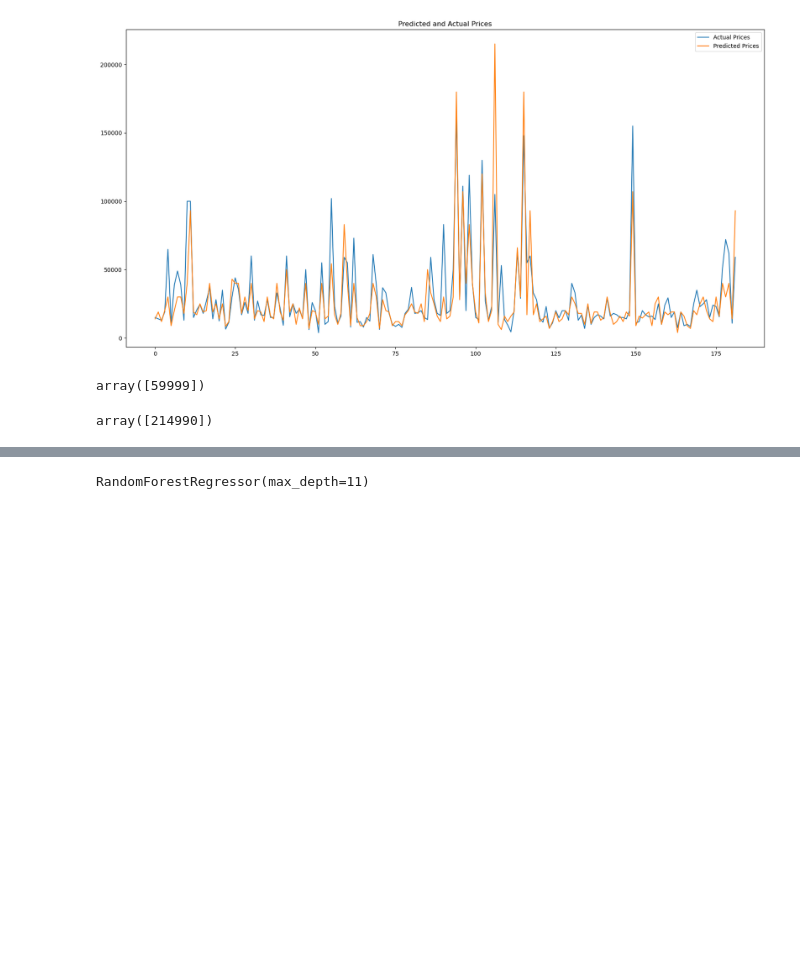
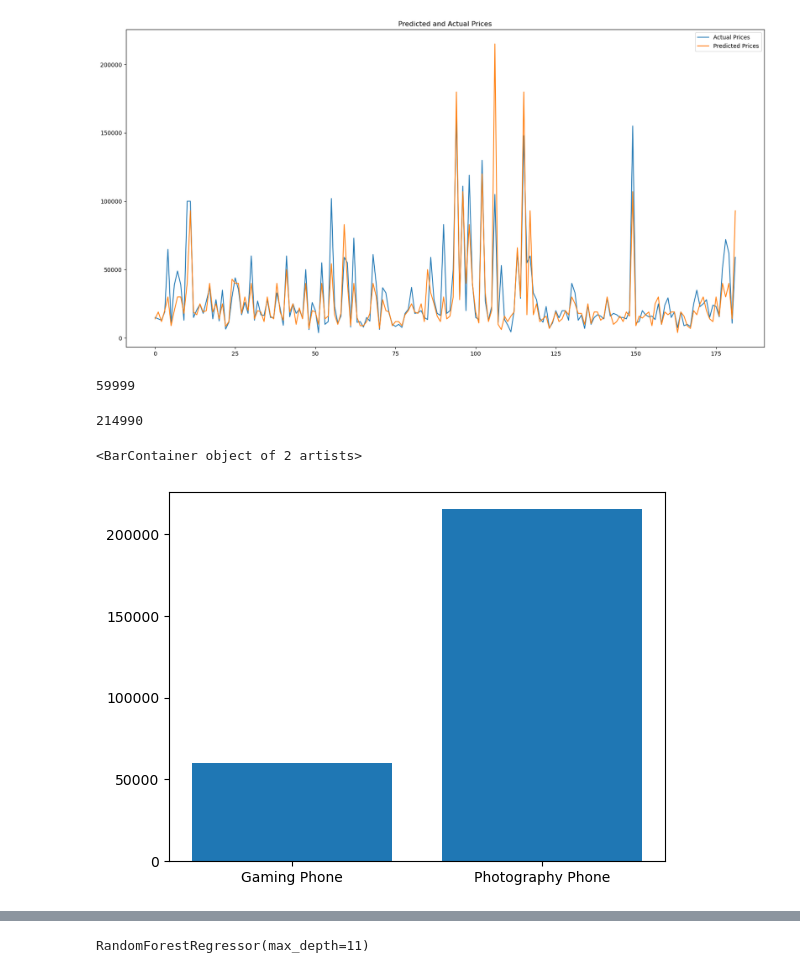
Before and after one commit to JasonRahimi2/INST414_Project, a Jupyter notebook: SemesterProjectINST414.ipynb, the cells around one changed output, grey strips where cells are left out. Drawn from its saved outputs; the diff is of its cells as text; code cells hidden in the pictures; blank space fills up the shorter version.

```diff
--- a/SemesterProjectINST414.ipynb
+++ b/SemesterProjectINST414.ipynb
@@ -299,16 +327,27 @@ plt.legend(['Actual Prices', 'Predicted Prices'])
 # %% [output]
 <matplotlib.legend.Legend at 0x...>
 [figure]
+# %%
+logistic_model_phone_predictions = []
 # %%
 #Predicted price for gaming phone
-logistic_model.predict(gamer_phone)
+logistic_model_gaming_phone_prediction = logistic_model.predict(gaming_phone)
+logistic_model_phone_predictions.append(logistic_model_gaming_phone_prediction[0])
+logistic_model_gaming_phone_prediction[0]
 # %% [output]
-array([59999])
+59999
 # %%
 #Predicted price for photography phone
-logistic_model.predict(photographer_phone)
+logistic_model_photography_phone_prediction = logistic_model.predict(photography_phone)
+logistic_model_phone_predictions.append(logistic_model_photography_phone_prediction[0])
+logistic_model_photography_phone_prediction[0]
 # %% [output]
-array([214990])
+214990
+# %%
+plt.bar(phone_type, logistic_model_phone_predictions)
+# %% [output]
+<BarContainer object of 2 artists>
+[figure, added]
 # %%
 #Finding the best max_depth
 max_depth = []
```
Also changed, not shown: parts of 15 cells of this notebook.
